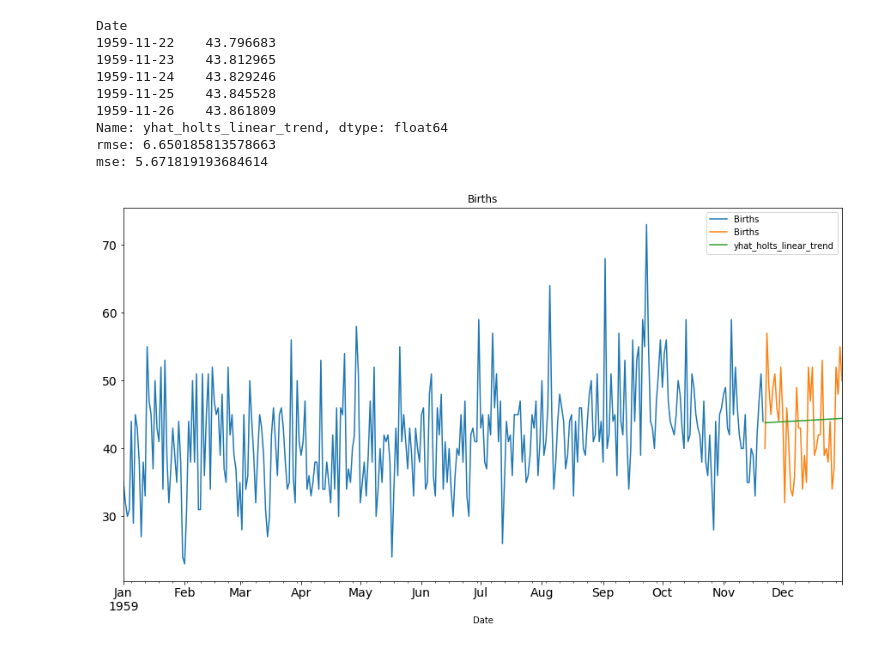
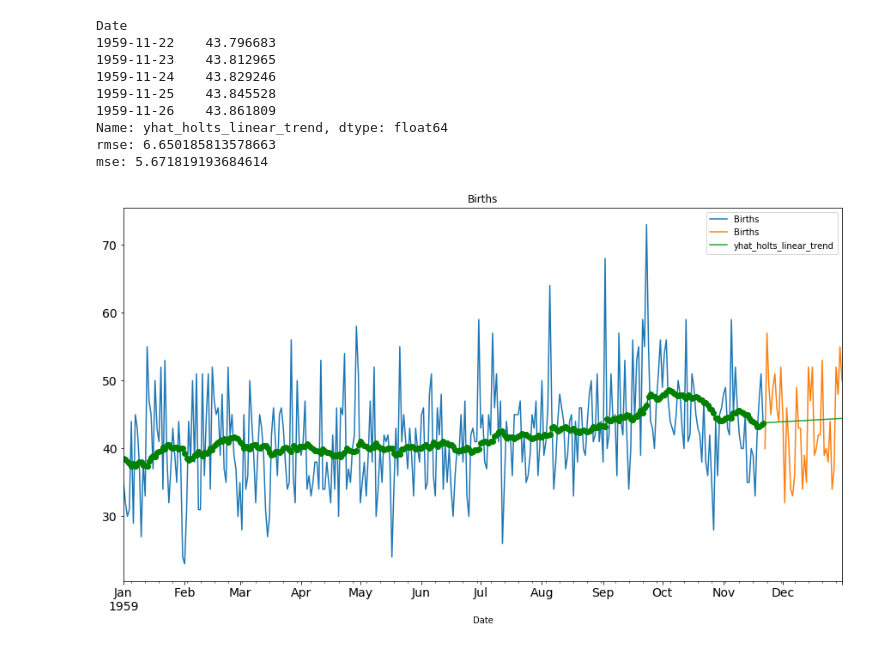
Before and after one commit to seckindinc/Python, a Jupyter notebook: Algorithms/Time-Series/TS-Forecasting_Methods.ipynb, the cells around one changed output. Cells and saved outputs as stored; diff of their text form; code cells hidden in the pictures.

Commit message:
Holt-Winters'

```diff
--- a/Algorithms/Time-Series/TS-Forecasting_Methods.ipynb
+++ b/Algorithms/Time-Series/TS-Forecasting_Methods.ipynb
@@ -154,8 +151,8 @@ plt.show()
 # %% [markdown]
 ### __Holt's Linear Trend__
 # %%
-holt_ = Holt(train.Births)
-test['yhat_holts_linear_trend'] = holt_.fit().forecast(len(test))
+holt_ = Holt(train.Births).fit()
+test['yhat_holts_linear_trend'] = holt_.forecast(len(test))
 print(test['yhat_holts_linear_trend'].head())
 print('rmse:',sqrt(mean_squared_error(test.Births, test.yhat_holts_linear_trend)))
 print('mse:',mean_absolute_error(test.Births, test.yhat_holts_linear_trend))
@@ -172,8 +169,9 @@ mse: 5.671819193684614
 # %%
 #Plotting data
 train.Births.plot(figsize=(15,8), title= 'Births', fontsize=14, legend=True)
 test.Births.plot(figsize=(15,8), title= 'Births', fontsize=14, legend=True)
 test.yhat_holts_linear_trend.plot(figsize=(15,8), title= 'Births', fontsize=14, legend=True)
+holt_.fittedvalues.plot(marker='o', color='green')
 plt.show()
 # %% [output]
-[figure, old version]
+[figure, new version]
```
Also changed, not shown: parts of 7 cells of this notebook.
